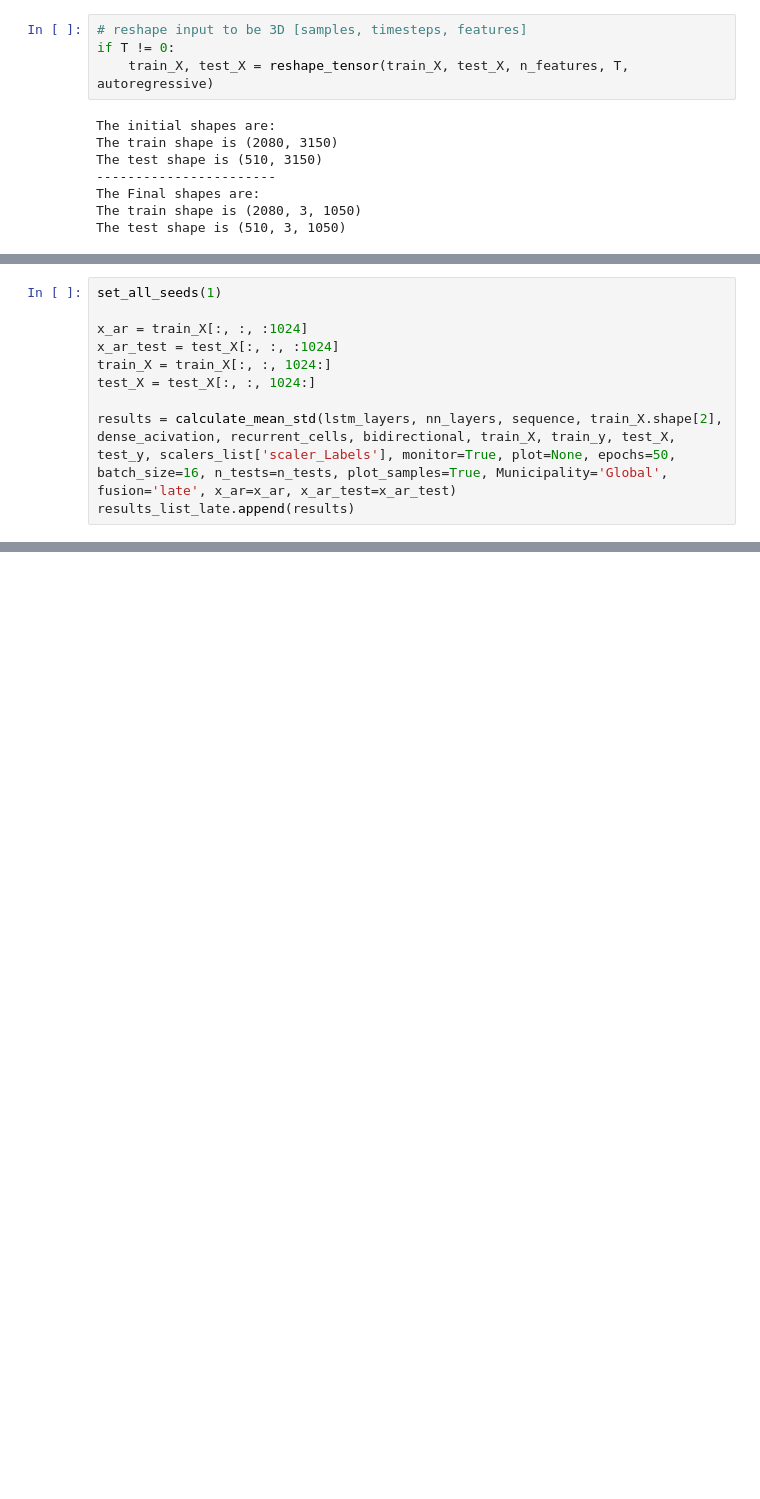
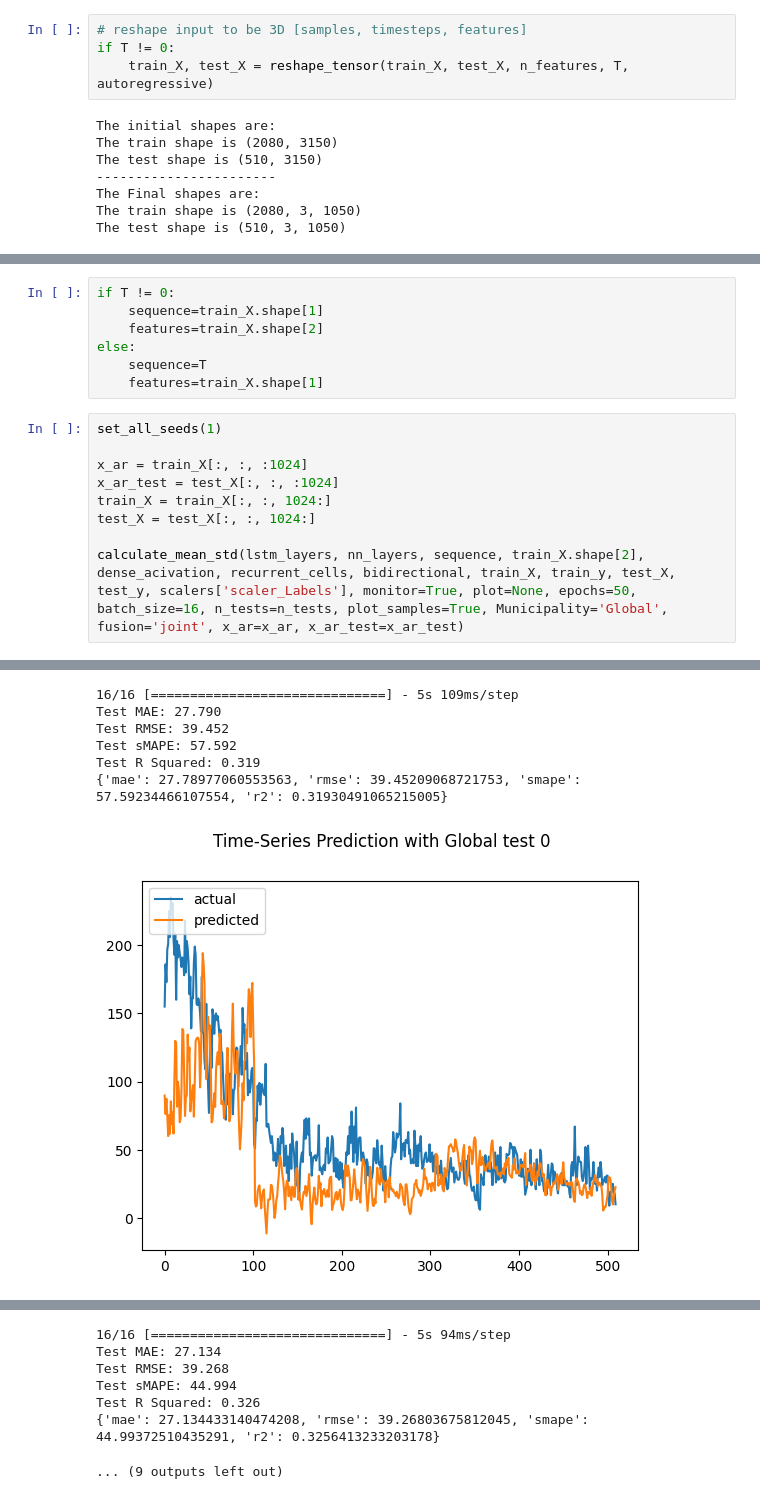
Before and after one commit to dsrestrepo/DF-DM, a Jupyter notebook: Violence/Satellite_Images.ipynb, the cells around one changed output, grey strips where cells are left out. Drawn from its saved outputs; the diff is of its cells as text; blank space fills up the shorter version.

Commit message:
adding results for fusion model for violence

```diff
--- a/Violence/Satellite_Images.ipynb
+++ b/Violence/Satellite_Images.ipynb
@@ -294,3 +296,10 @@ Test R Squared: 0.102
+# %%
+if T != 0:
+    sequence=train_X.shape[1]
+    features=train_X.shape[2]
+else:
+    sequence=T
+    features=train_X.shape[1]
 # %%
 set_all_seeds(1)
 
@@ -299,5 +308,5 @@ x_ar_test = test_X[:, :, :1024]
 train_X = train_X[:, :, 1024:]
 test_X = test_X[:, :, 1024:]
 
-results = calculate_mean_std(lstm_layers, nn_layers, sequence, train_X.shape[2], dense_acivation, recurrent_cells, bidirectional, train_X, train_y, test_X, test_y, scalers_list['scaler_Labels'], monitor=True, plot=None, epochs=50, batch_size=16, n_tests=n_tests, plot_samples=True, Municipality='Global', fusion='late', x_ar=x_ar, x_ar_test=x_ar_test)
-results_list_late.append(results)
+calculate_mean_std(lstm_layers, nn_layers, sequence, train_X.shape[2], dense_acivation, recurrent_cells, bidirectional, train_X, train_y, test_X, test_y, scalers['scaler_Labels'], monitor=True, plot=None, epochs=50, batch_size=16, n_tests=n_tests, plot_samples=True, Municipality='Global', fusion='joint', x_ar=x_ar, x_ar_test=x_ar_test)
+# %% [output]
@@ -303,0 +375,7 @@ results_list_late.append(results)
+16/16 [==============================] - 5s 109ms/step
+Test MAE: 27.790
+Test RMSE: 39.452
+Test sMAPE: 57.592
+Test R Squared: 0.319
+{'mae': 27.78977060553563, 'rmse': 39.45209068721753, 'smape': 57.59234466107554, 'r2': 0.31930491065215005}
+[figure, added]
@@ -303,0 +443,7 @@ results_list_late.append(results)
+16/16 [==============================] - 5s 94ms/step
+Test MAE: 27.134
+Test RMSE: 39.268
+Test sMAPE: 44.994
+Test R Squared: 0.326
+{'mae': 27.134433140474208, 'rmse': 39.26803675812045, 'smape': 44.99372510435291, 'r2': 0.3256413233203178}
+... (9 outputs left out)
```
Also changed, not shown: parts of 4 cells of this notebook, 7 other files.
